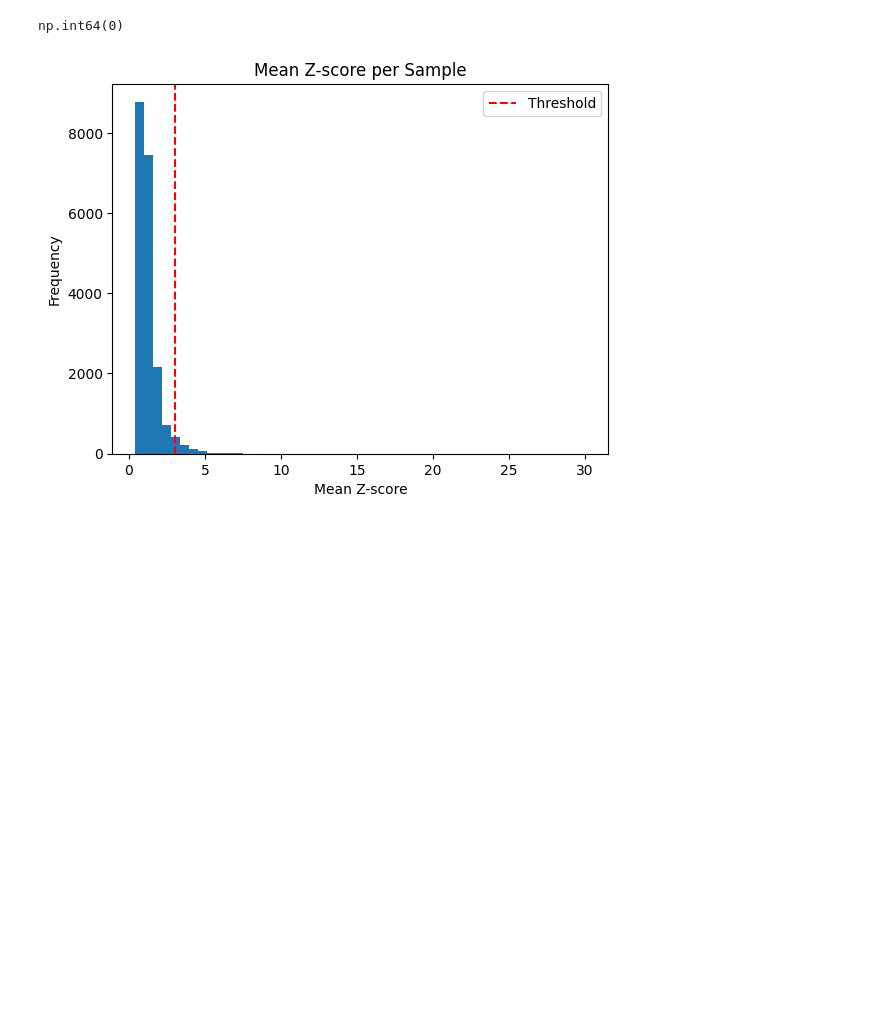
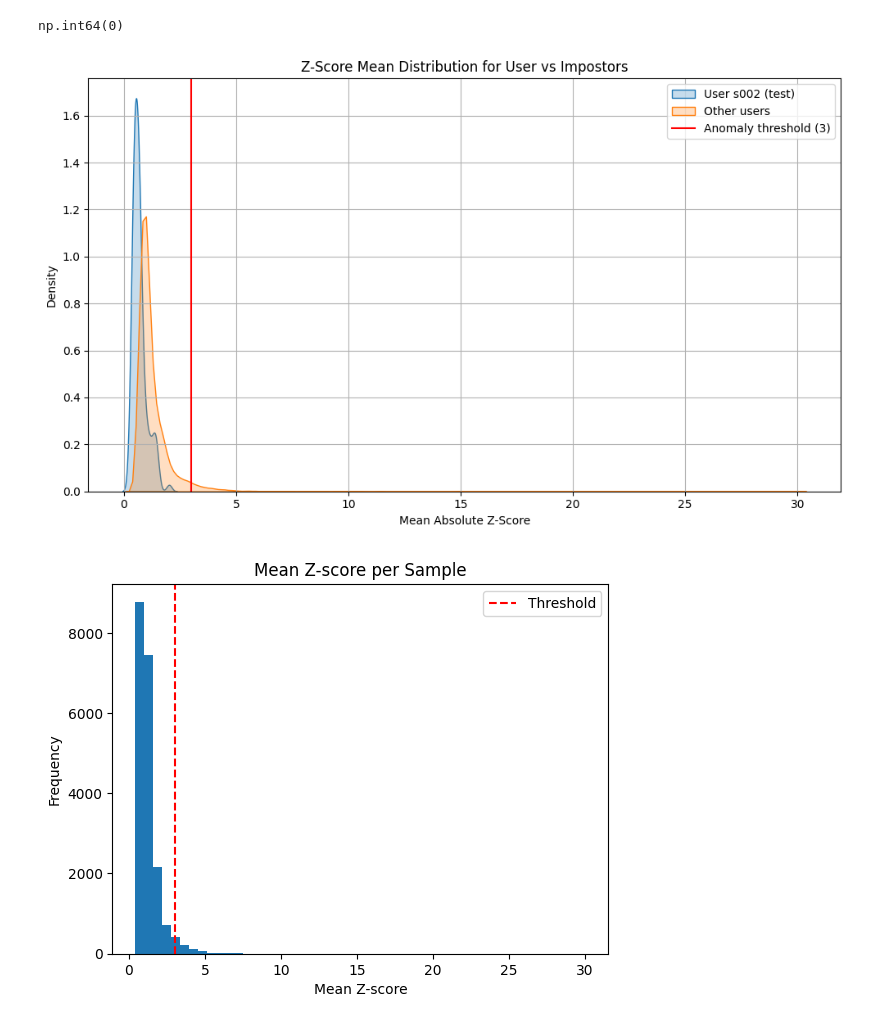
Before and after one commit to aydinefendi/keystroke-anomaly-detector, a Jupyter notebook: keystroke_detector.ipynb, the cells around one changed output. Drawn from its saved outputs; the diff is of its cells as text; code cells hidden in the pictures; blank space fills up the shorter version.

```diff
--- a/keystroke_detector.ipynb
+++ b/keystroke_detector.ipynb
@@ -70,15 +70,17 @@ import seaborn as sns
 # %%
 plt.figure(figsize=(10, 6))
 sns.kdeplot(z_score_mean_test, label='User s002 (test)', fill=True)
 sns.kdeplot(z_score_mean, label='Other users', fill=True)
-plt.axvline(3, color='red', linestyle='--', label='Anomaly threshold (3)')
+plt.axvline(3, color='red', label='Anomaly threshold (3)')
 plt.title('Z-Score Mean Distribution for User vs Impostors')
 plt.xlabel('Mean Absolute Z-Score')
 plt.ylabel('Density')
 plt.legend()
 plt.grid(True)
 plt.tight_layout()
 plt.show()
+# %% [output]
+[figure, added]
 # %%
 plt.hist(z_score_mean, bins=50)
 plt.axvline(3, color='r', linestyle='dashed', label='Threshold')
```
